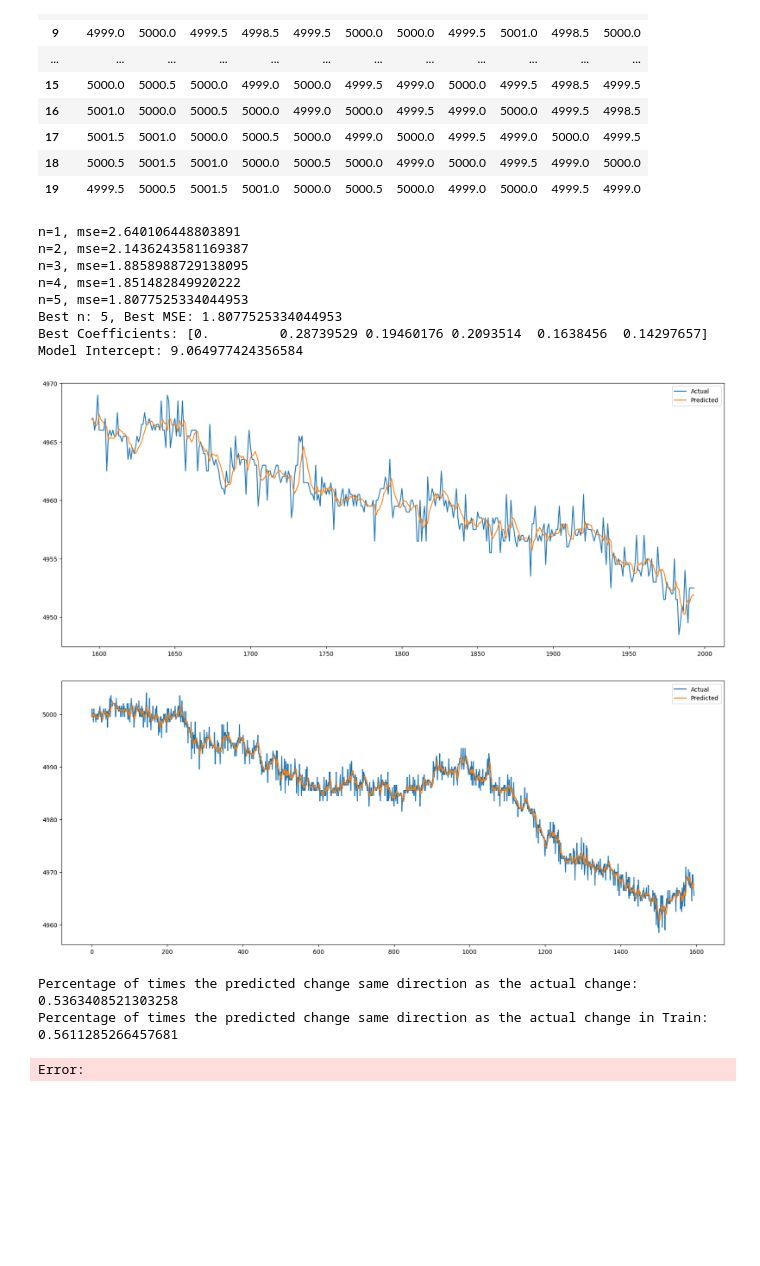
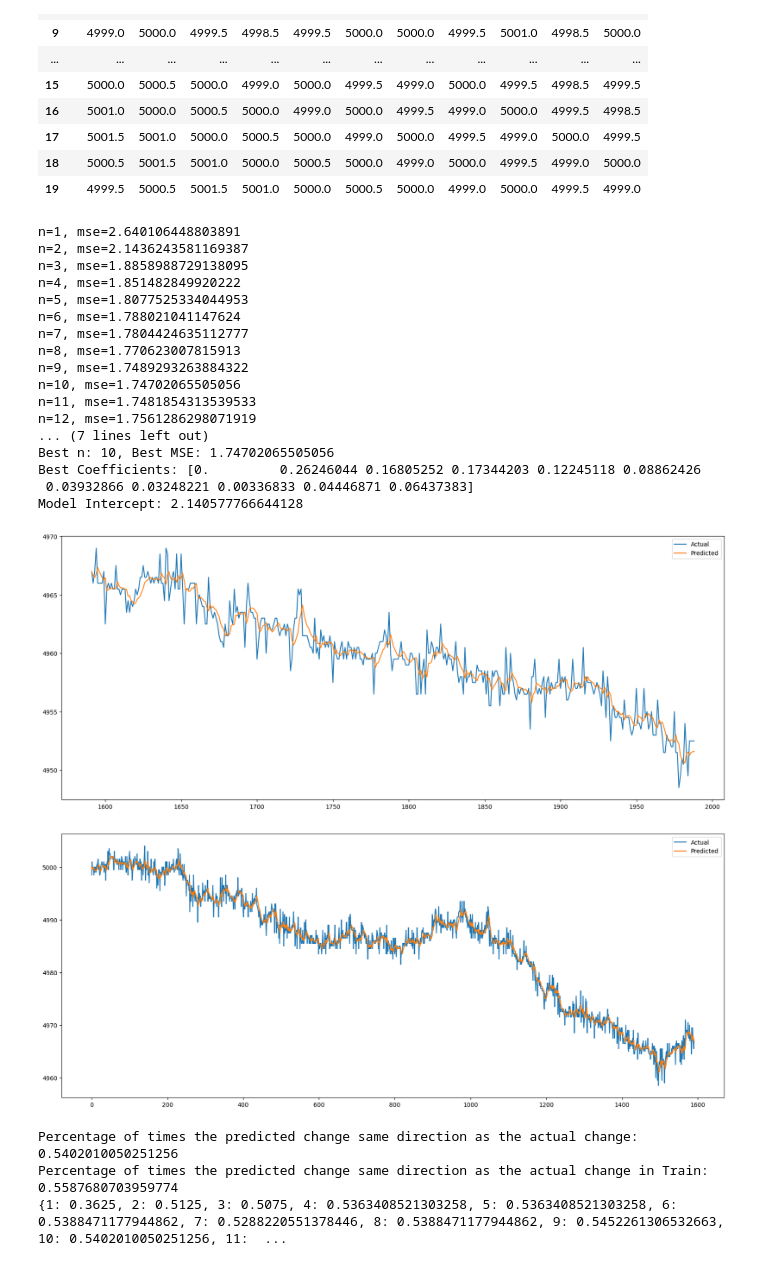
Before and after one commit to yinkiatho/IMC-Prosperity, a Jupyter notebook: preprocessing.ipynb, the cells around one changed output. Cells and saved outputs as stored; diff of their text form; code cells hidden in the pictures; blank space fills up the shorter version.

```diff
--- a/preprocessing.ipynb
+++ b/preprocessing.ipynb
@@ -230,7 +230,8 @@ model_intercept = None
 Y_TRAIN = None
 Y_TRAIN_PRED = None
 # Using Grid Search to find the best parameters for Xt = bXt-1 + cXt-2 + ... + dXt-n + e, where n is the number of lags, and Xt is itself
-for n in range(1, 6):
+directional_accuracy = {}
+for n in range(1, 20):
     X = pd.DataFrame(p2_df['mid_price'])
     for i in range(1, n+1):
         curr_cols = X.columns
@@ -263,6 +264,14 @@ for n in range(1, 6):
 
 
     print(f"n={n}, mse={mse}")
+    count = 0
+    y_pred = pd.Series(y_pred)
+    y_pred.index = y_test.index
+    for i in range(1, len(y_test)):
+        if (y_test.iloc[i] -y_test.iloc[i-1]) * (y_pred.iloc[i] - y_test.iloc[i-1]) > 0:
+            count += 1
+    directional_accuracy[n] = count/len(y_test)
+
 
     if mse < CURR_MIN:
         CURR_MIN = mse
@@ -276,8 +285,7 @@ for n in range(1, 6):
         #print(y)
         #print(X)
 
-Y_PRED = pd.Series(Y_PRED)
-Y_PRED.index = Y_TEST.index
+
 print(f"Best n: {CURR_N}, Best MSE: {CURR_MIN}")
 print(f"Best Coefficients: {best_coef}")
 print(f"Model Intercept: {model.intercept_}")
@@ -289,38 +297,48 @@ plt.show()
 
 
 
 
 fig, ax = plt.subplots(figsize=(20, 8))
 plt.plot(Y_TRAIN, label='Actual')
 plt.plot(Y_TRAIN_PRED, label='Predicted')
 plt.legend()
 plt.show()
 
 
 # Count the number of times the predicted change same direction as the actual change
 count = 0
 for i in range(1, len(Y_TEST)):
     if (Y_TEST.iloc[i] - Y_TEST.iloc[i-1]) * (Y_PRED.iloc[i] - Y_TEST.iloc[i-1]) > 0:
         count += 1
 
 print(f"Percentage of times the predicted change same direction as the actual change: {count/len(Y_TEST)}")
 count = 0
 for i in range(1, len(Y_TRAIN)):
     if (Y_TRAIN.iloc[i] - Y_TRAIN.iloc[i-1]) * (Y_TRAIN_PRED[i] - Y_TRAIN.iloc[i-1]) > 0:
         count += 1
 
 print(f"Percentage of times the predicted change same direction as the actual change in Train: {count/len(Y_TRAIN)}")
+print(directional_accuracy)
 # %% [output]
 n=1, mse=2.640106448803891
 n=2, mse=2.1436243581169387
 n=3, mse=1.8858988729138095
 n=4, mse=1.851482849920222
 n=5, mse=1.8077525334044953
-Best n: 5, Best MSE: 1.8077525334044953
-Best Coefficients: [0.         0.28739529 0.19460176 0.2093514  0.1638456  0.14297657]
-Model Intercept: 9.064977424356584
+n=6, mse=1.788021041147624
+n=7, mse=1.7804424635112777
+n=8, mse=1.770623007815913
+n=9, mse=1.7489293263884322
+n=10, mse=1.74702065505056
+n=11, mse=1.7481854313539533
+n=12, mse=1.7561286298071919
+... (7 lines left out)
+Best n: 10, Best MSE: 1.74702065505056
+Best Coefficients: [0.         0.26246044 0.16805252 0.17344203 0.12245118 0.08862426
+ 0.03932866 0.03248221 0.00336833 0.04446871 0.06437383]
+Model Intercept: 2.140577766644128
-[figure, old version]
+[figure, new version]
 [figure]
-Percentage of times the predicted change same direction as the actual change: 0.5363408521303258
-Percentage of times the predicted change same direction as the actual change in Train: 0.5611285266457681
+Percentage of times the predicted change same direction as the actual change: 0.5402010050251256
+Percentage of times the predicted change same direction as the actual change in Train: 0.5587680703959774
+{1: 0.3625, 2: 0.5125, 3: 0.5075, 4: 0.5363408521303258, 5: 0.5363408521303258, 6: 0.5388471177944862, 7: 0.5288220551378446, 8: 0.5388471177944862, 9: 0.5452261306532663, 10: 0.5402010050251256, 11:  ...
-Error:
```
Also changed, not shown: 1 other file.
